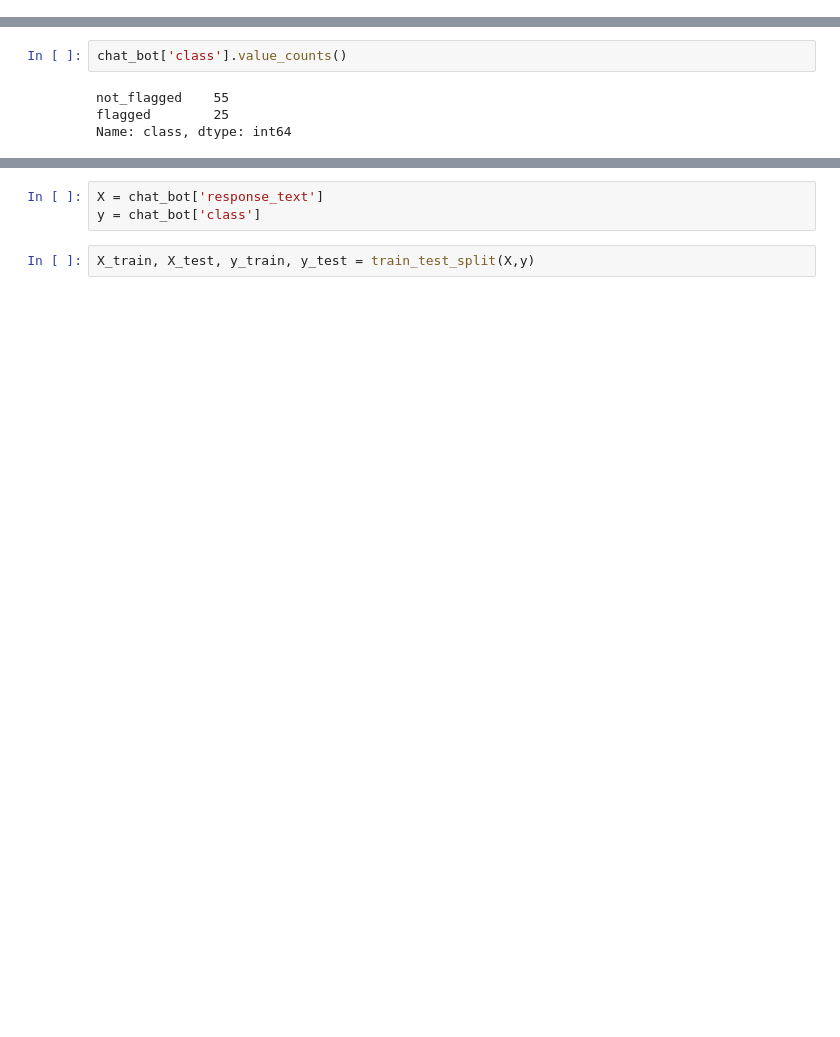
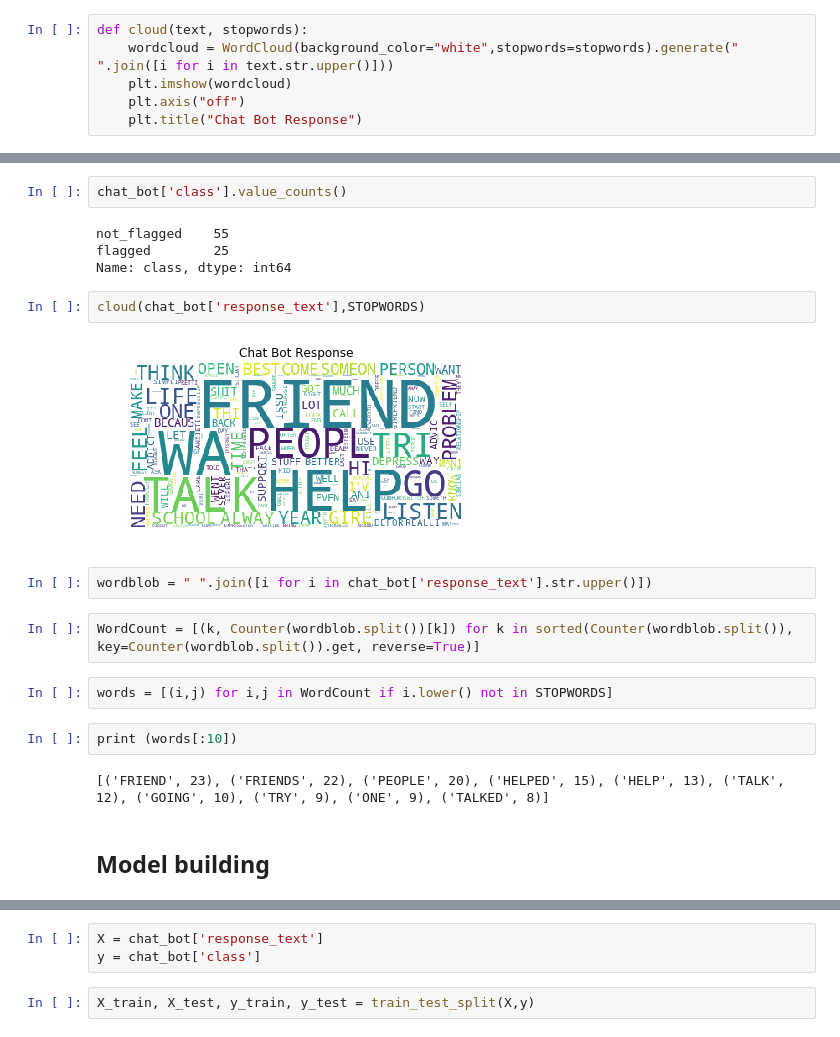
Before and after one commit to allenlu95/NLP, a Jupyter notebook: deepnlp/Untitled.ipynb, the cells around one changed output, grey strips where cells are left out. Saved outputs shown, nothing was run; the diff lists cells and outputs as text; blank space fills up the shorter version.

```diff
--- a/deepnlp/Untitled.ipynb
+++ b/deepnlp/Untitled.ipynb
@@ -9,3 +23,9 @@ resume = pd.read_csv('Sheet_2.csv',encoding='latin-1')
+# %%
+def cloud(text, stopwords):
+    wordcloud = WordCloud(background_color="white",stopwords=stopwords).generate(" ".join([i for i in text.str.upper()]))
+    plt.imshow(wordcloud)
+    plt.axis("off")
+    plt.title("Chat Bot Response")
 # %%
 chat_bot.head()
 # %% [output]
@@ -21,3 +41,19 @@ chat_bot['class'].value_counts()
 not_flagged    55
 flagged        25
 Name: class, dtype: int64
+# %%
+cloud(chat_bot['response_text'],STOPWORDS)
+# %% [output]
+[figure, added]
+# %%
+wordblob = " ".join([i for i in chat_bot['response_text'].str.upper()])
+# %%
+WordCount = [(k, Counter(wordblob.split())[k]) for k in sorted(Counter(wordblob.split()), key=Counter(wordblob.split()).get, reverse=True)]
+# %%
+words = [(i,j) for i,j in WordCount if i.lower() not in STOPWORDS]
+# %%
+print (words[:10])
+# %% [output]
+[('FRIEND', 23), ('FRIENDS', 22), ('PEOPLE', 20), ('HELPED', 15), ('HELP', 13), ('TALK', 12), ('GOING', 10), ('TRY', 9), ('ONE', 9), ('TALKED', 8)]
+# %% [markdown]
+## Model building
```
Also changed, not shown: parts of 11 cells of this notebook.
